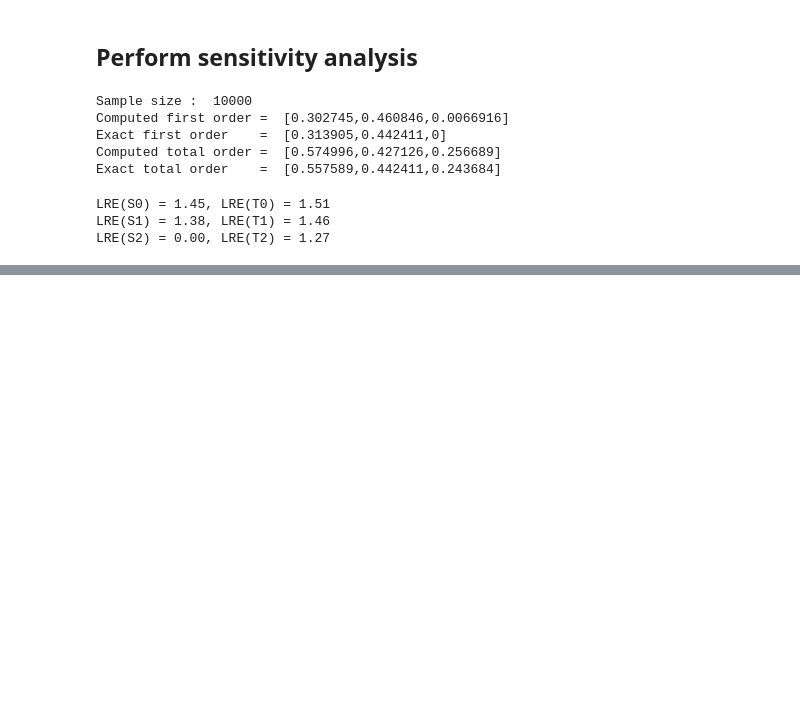
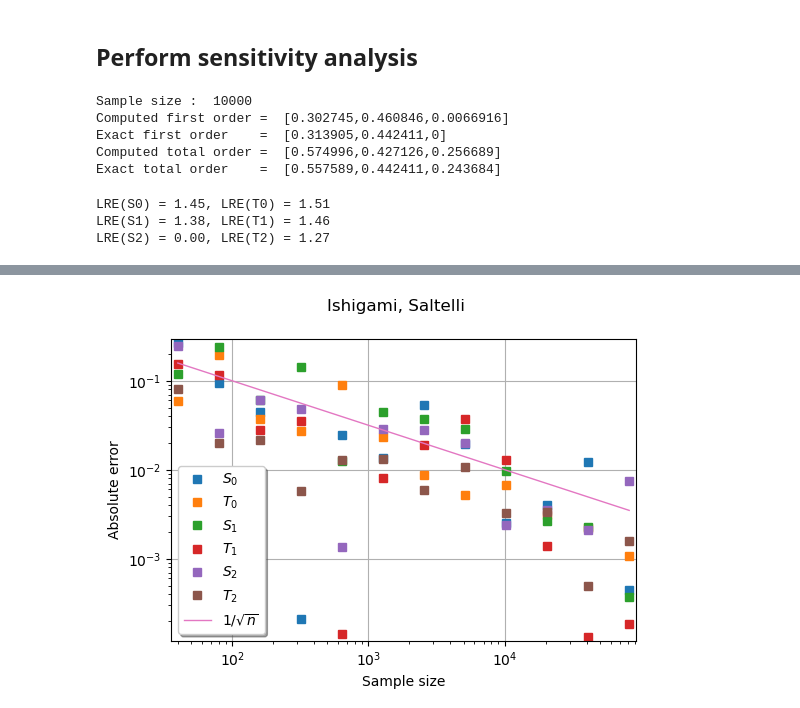
Before and after one commit to openturns/otbenchmark, a Jupyter notebook: examples/sensitivity_problems/Sensitivity-Convergence-Ishigami.ipynb, the cells around one changed output, grey strips where cells are left out. Cells and saved outputs as stored; diff of their text form; code cells hidden in the pictures; blank space fills up the shorter version.

```diff
--- a/examples/sensitivity_problems/Sensitivity-Convergence-Ishigami.ipynb
+++ b/examples/sensitivity_problems/Sensitivity-Convergence-Ishigami.ipynb
@@ -185,0 +512,11 @@ graph
+# %%
+plot_sobol_curve(
+    problem,
+    numberOfExperiments=12,
+    numberOfRepetitions=1,
+    maximum_elapsed_time=2.0,
+    sample_size_initial=20,
+    estimator="Saltelli",
+)
+# %% [output]
+[figure, added]
```
Also changed, not shown: parts of 16 cells of this notebook, 1 other file.
